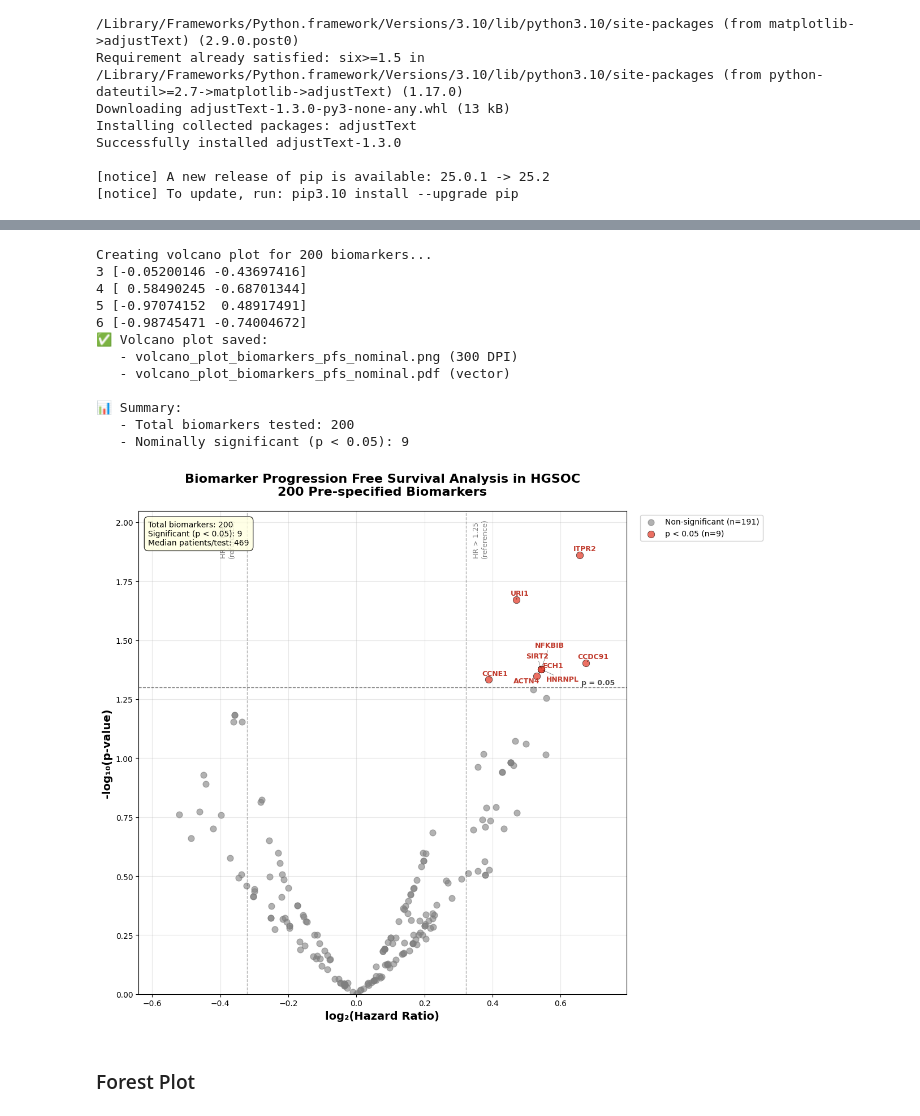
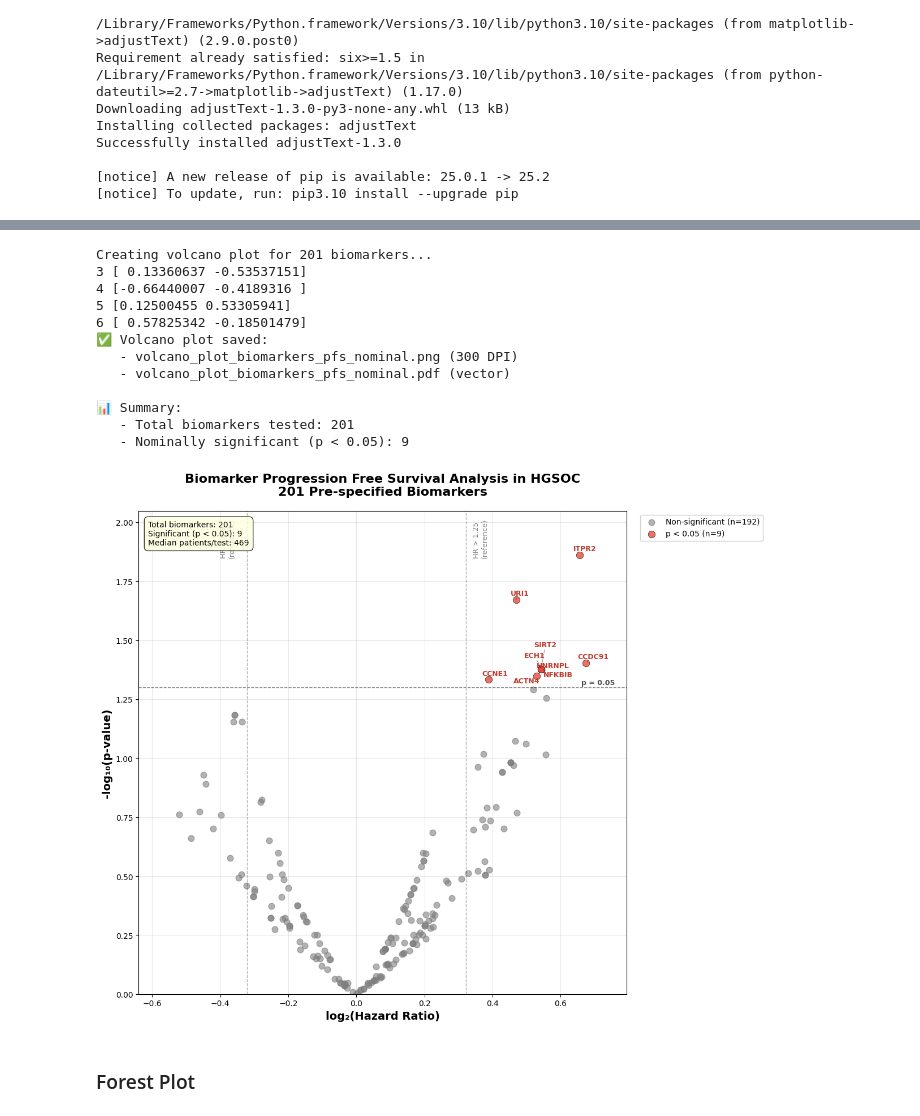
Before and after one commit to faith-ogun/bioslate-hgsoc-core, a Jupyter notebook: notebooks/tcga_ov_biomarker_survival_analysis.ipynb, the cells around one changed output, grey strips where cells are left out. Drawn from its saved outputs; the diff is of its cells as text; code cells hidden in the pictures.

```diff
--- a/notebooks/tcga_ov_biomarker_survival_analysis.ipynb
+++ b/notebooks/tcga_ov_biomarker_survival_analysis.ipynb
@@ -1216,7 +1214,7 @@ if texts:
 ax.set_xlabel('log₂(Hazard Ratio)', fontsize=14, fontweight='bold')
 ax.set_ylabel('-log₁₀(p-value)', fontsize=14, fontweight='bold')
 ax.set_title('Biomarker Progression Free Survival Analysis in HGSOC\n'
-             '200 Pre-specified Biomarkers',
+             '201 Pre-specified Biomarkers',
              fontsize=16, fontweight='bold', pad=20)
 
 # Grid
@@ -1245,40 +1243,40 @@ ax.set_ylim(0, volcano_data['neg_log10_p'].max() + y_margin)
 # Summary box
 stats_text = f"""Total biomarkers: {len(volcano_data)}
 Significant (p < 0.05): {significant_mask.sum()}
 Median patients/test: {int(volcano_data['N_patients'].median())}"""
 ax.text(0.02, 0.98, stats_text, transform=ax.transAxes, fontsize=10,
         bbox=dict(boxstyle="round,pad=0.5", facecolor="lightyellow", alpha=0.8),
         verticalalignment='top')
 
 plt.tight_layout()
 
 # Save
 plt.savefig('../figures/volcano_plot_biomarkers_pfs_nominal.png', dpi=300, bbox_inches='tight')
 plt.savefig('../figures/volcano_plot_biomarkers_pfs_nominal.pdf', bbox_inches='tight')
 
 print("✅ Volcano plot saved:")
 print("   - volcano_plot_biomarkers_pfs_nominal.png (300 DPI)")
 print("   - volcano_plot_biomarkers_pfs_nominal.pdf (vector)")
 
 print(f"\n📊 Summary:")
 print(f"   - Total biomarkers tested: {len(volcano_data)}")
 print(f"   - Nominally significant (p < 0.05): {significant_mask.sum()}")
 
 plt.show()
 # %% [output]
-Creating volcano plot for 200 biomarkers...
-3 [-0.05200146 -0.43697416]
-4 [ 0.58490245 -0.68701344]
-5 [-0.97074152  0.48917491]
-6 [-0.98745471 -0.74004672]
+Creating volcano plot for 201 biomarkers...
+3 [ 0.13360637 -0.53537151]
+4 [-0.66440007 -0.4189316 ]
+5 [0.12500455 0.53305941]
+6 [ 0.57825342 -0.18501479]
 ✅ Volcano plot saved:
    - volcano_plot_biomarkers_pfs_nominal.png (300 DPI)
    - volcano_plot_biomarkers_pfs_nominal.pdf (vector)
 
 📊 Summary:
-   - Total biomarkers tested: 200
+   - Total biomarkers tested: 201
    - Nominally significant (p < 0.05): 9
-[figure, old version]
+[figure, new version]
 # %% [markdown]
 ### Forest Plot
 # %%
```
Also changed, not shown: parts of 7 cells of this notebook, 13 other files.
